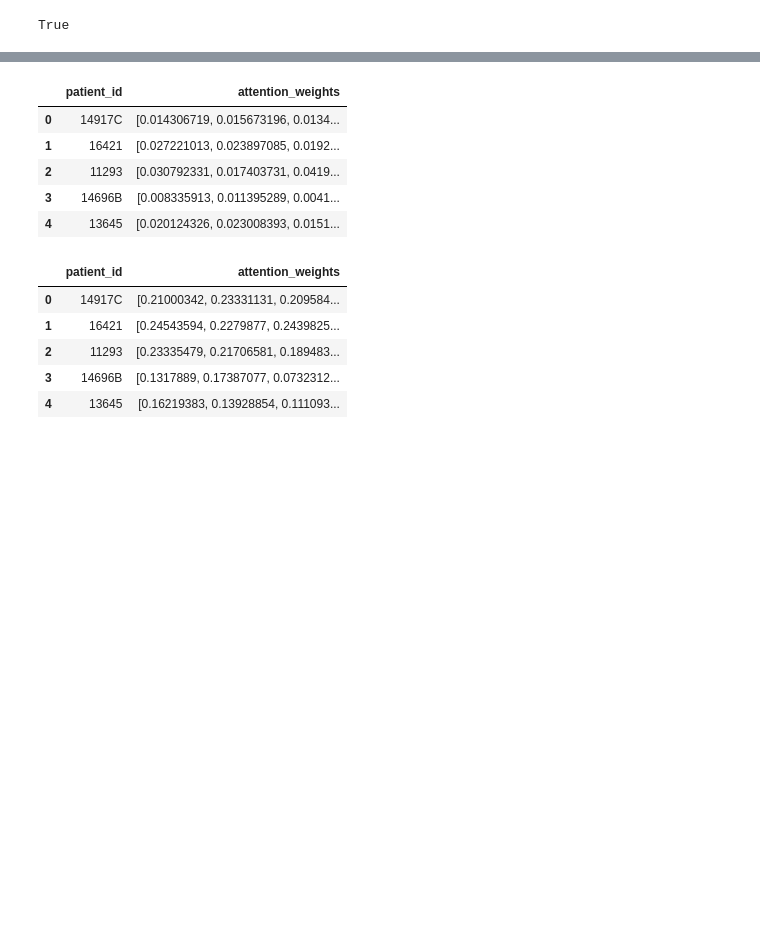
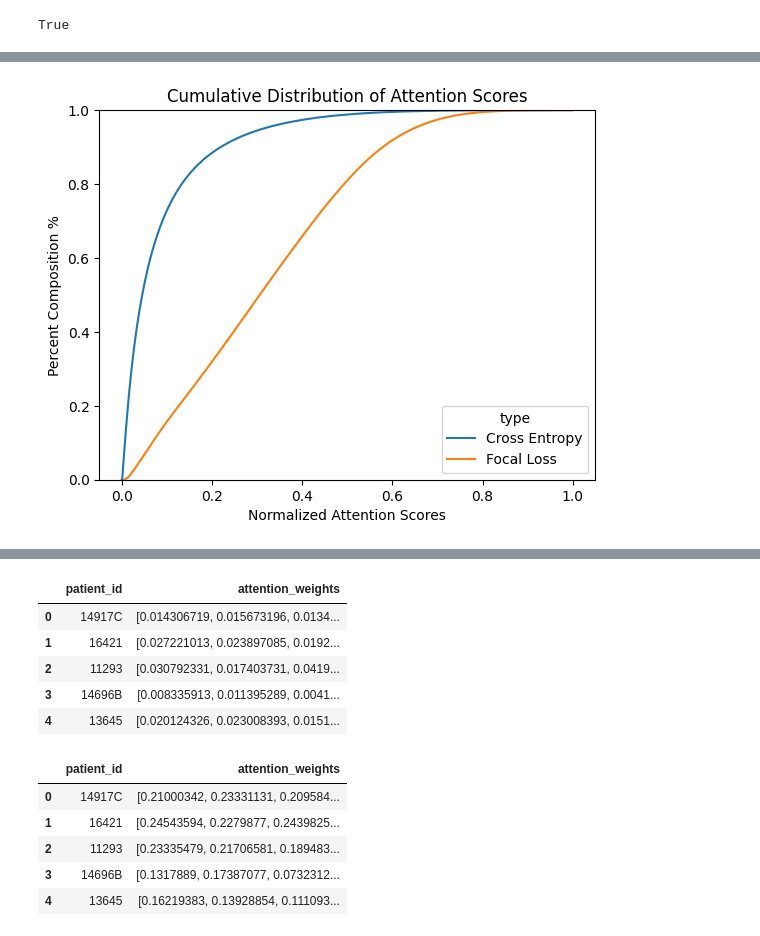
Before and after one commit to emnzn/ViT-Based-WSI-Classification, a Jupyter notebook: notebooks/attention-eda.ipynb, the cells around one changed output, grey strips where cells are left out. Drawn from its saved outputs; the diff is of its cells as text; code cells hidden in the pictures; blank space fills up the shorter version.

```diff
--- a/notebooks/attention-eda.ipynb
+++ b/notebooks/attention-eda.ipynb
@@ -44,0 +93,16 @@ fl_parquets = [os.path.join(split, "attention-mil-instance-weights.parquet") for
+# %%
+# plt.figure(figsize=(8, 8))
+sns.ecdfplot(
+    data=combined_df,
+    x="attention_weights",
+    hue="type",
+    stat="proportion"
+    )
+
+plt.title("Cumulative Distribution of Attention Scores")
+plt.xlabel("Normalized Attention Scores")
+plt.ylabel("Percent Composition %")
+
+plt.show()
+# %% [output]
+[figure, added]
```
Also changed, not shown: parts of 8 cells of this notebook.
